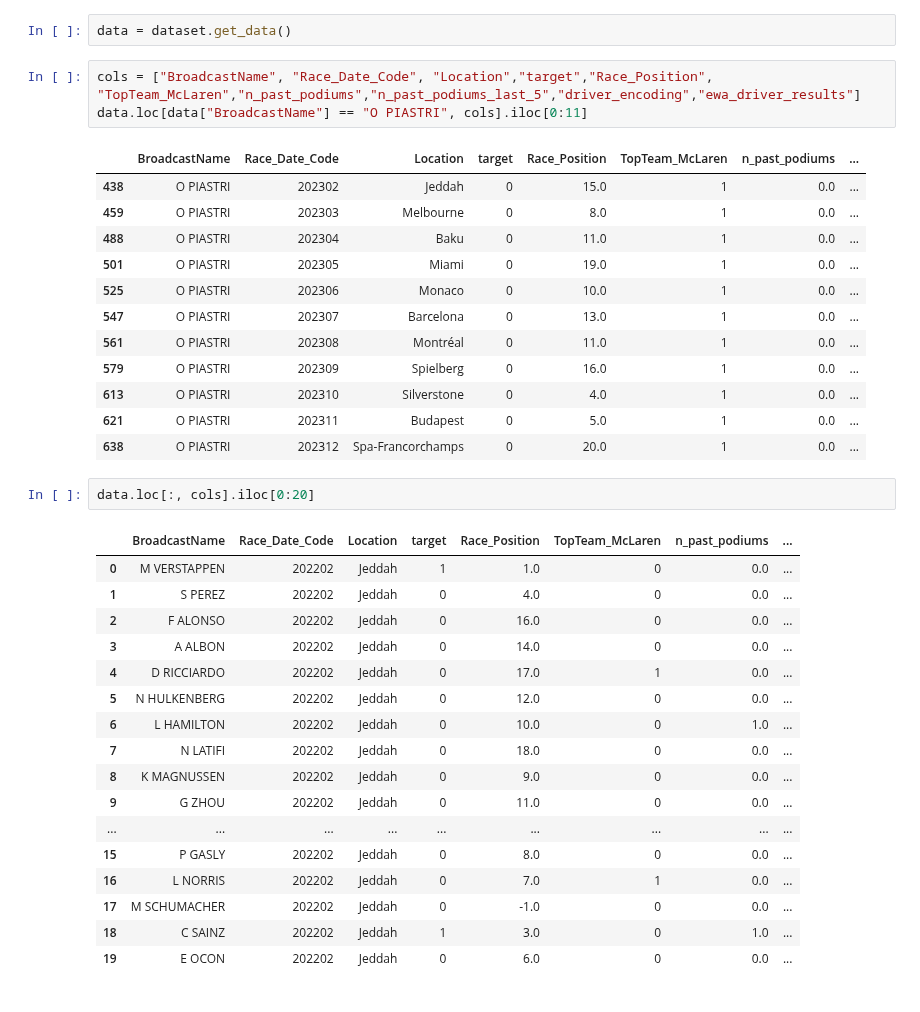
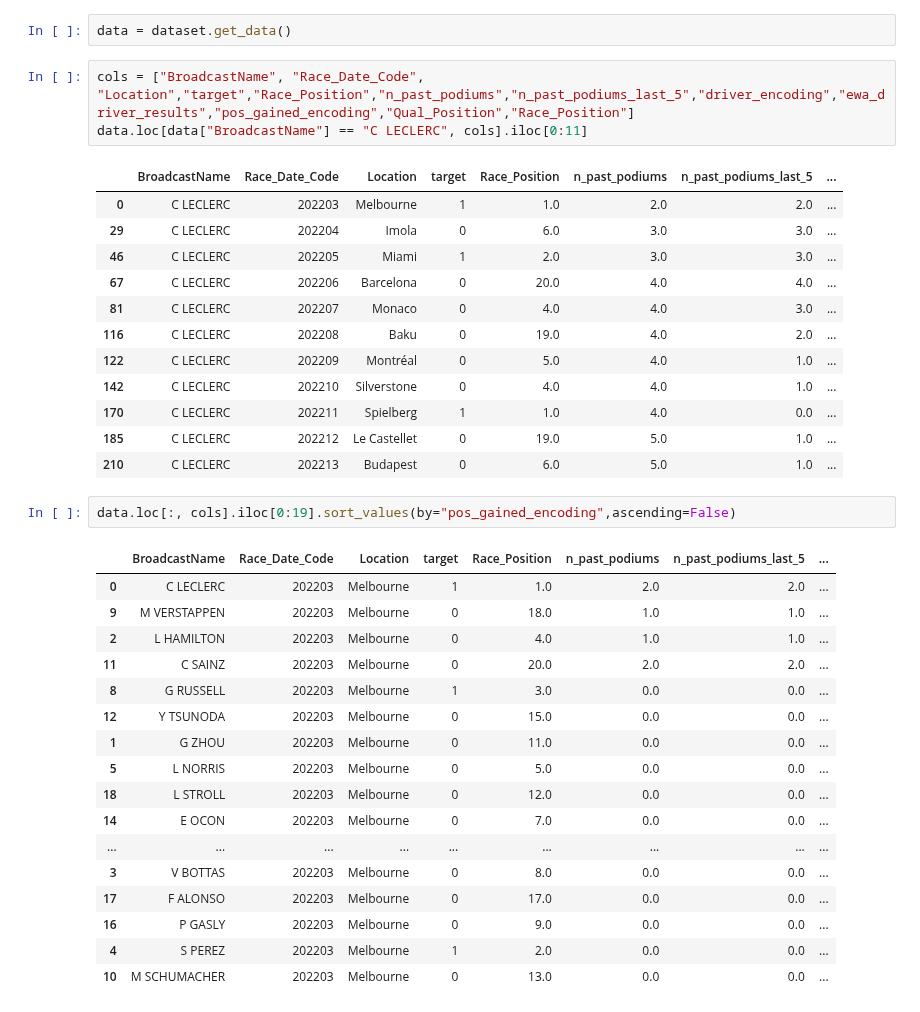
Before and after one commit to rohank36/f1, a Jupyter notebook: experiment.ipynb, the cells around one changed output. Cells and saved outputs as stored; diff of their text form.

```diff
--- a/experiment.ipynb
+++ b/experiment.ipynb
@@ -11,41 +13,41 @@ Non numeric features:
 # %%
 data = dataset.get_data()
 # %%
-cols = ["BroadcastName", "Race_Date_Code", "Location","target","Race_Position", "TopTeam_McLaren","n_past_podiums","n_past_podiums_last_5","driver_encoding","ewa_driver_results"]
-data.loc[data["BroadcastName"] == "O PIASTRI", cols].iloc[0:11]
+cols = ["BroadcastName", "Race_Date_Code", "Location","target","Race_Position","n_past_podiums","n_past_podiums_last_5","driver_encoding","ewa_driver_results","pos_gained_encoding","Qual_Position","Race_Position"]
+data.loc[data["BroadcastName"] == "C LECLERC", cols].iloc[0:11]
 # %% [output]
-|  | BroadcastName | Race_Date_Code | Location | target | Race_Position | TopTeam_McLaren | n_past_podiums | ... |
-| 438 | O PIASTRI | 202302 | Jeddah | 0 | 15.0 | 1 | 0.0 | ... |
-| 459 | O PIASTRI | 202303 | Melbourne | 0 | 8.0 | 1 | 0.0 | ... |
-| 488 | O PIASTRI | 202304 | Baku | 0 | 11.0 | 1 | 0.0 | ... |
-| 501 | O PIASTRI | 202305 | Miami | 0 | 19.0 | 1 | 0.0 | ... |
-| 525 | O PIASTRI | 202306 | Monaco | 0 | 10.0 | 1 | 0.0 | ... |
-| 547 | O PIASTRI | 202307 | Barcelona | 0 | 13.0 | 1 | 0.0 | ... |
-| 561 | O PIASTRI | 202308 | Montréal | 0 | 11.0 | 1 | 0.0 | ... |
-| 579 | O PIASTRI | 202309 | Spielberg | 0 | 16.0 | 1 | 0.0 | ... |
-| 613 | O PIASTRI | 202310 | Silverstone | 0 | 4.0 | 1 | 0.0 | ... |
-| 621 | O PIASTRI | 202311 | Budapest | 0 | 5.0 | 1 | 0.0 | ... |
-| 638 | O PIASTRI | 202312 | Spa-Francorchamps | 0 | 20.0 | 1 | 0.0 | ... |
+|  | BroadcastName | Race_Date_Code | Location | target | Race_Position | n_past_podiums | n_past_podiums_last_5 | ... |
+| 0 | C LECLERC | 202203 | Melbourne | 1 | 1.0 | 2.0 | 2.0 | ... |
+| 29 | C LECLERC | 202204 | Imola | 0 | 6.0 | 3.0 | 3.0 | ... |
+| 46 | C LECLERC | 202205 | Miami | 1 | 2.0 | 3.0 | 3.0 | ... |
+| 67 | C LECLERC | 202206 | Barcelona | 0 | 20.0 | 4.0 | 4.0 | ... |
+| 81 | C LECLERC | 202207 | Monaco | 0 | 4.0 | 4.0 | 3.0 | ... |
+| 116 | C LECLERC | 202208 | Baku | 0 | 19.0 | 4.0 | 2.0 | ... |
+| 122 | C LECLERC | 202209 | Montréal | 0 | 5.0 | 4.0 | 1.0 | ... |
+| 142 | C LECLERC | 202210 | Silverstone | 0 | 4.0 | 4.0 | 1.0 | ... |
+| 170 | C LECLERC | 202211 | Spielberg | 1 | 1.0 | 4.0 | 0.0 | ... |
+| 185 | C LECLERC | 202212 | Le Castellet | 0 | 19.0 | 5.0 | 1.0 | ... |
+| 210 | C LECLERC | 202213 | Budapest | 0 | 6.0 | 5.0 | 1.0 | ... |
 # %%
-data.loc[:, cols].iloc[0:20]
+data.loc[:, cols].iloc[0:19].sort_values(by="pos_gained_encoding",ascending=False)
 # %% [output]
-|  | BroadcastName | Race_Date_Code | Location | target | Race_Position | TopTeam_McLaren | n_past_podiums | ... |
-| 0 | M VERSTAPPEN | 202202 | Jeddah | 1 | 1.0 | 0 | 0.0 | ... |
-| 1 | S PEREZ | 202202 | Jeddah | 0 | 4.0 | 0 | 0.0 | ... |
-| 2 | F ALONSO | 202202 | Jeddah | 0 | 16.0 | 0 | 0.0 | ... |
-| 3 | A ALBON | 202202 | Jeddah | 0 | 14.0 | 0 | 0.0 | ... |
-| 4 | D RICCIARDO | 202202 | Jeddah | 0 | 17.0 | 1 | 0.0 | ... |
-| 5 | N HULKENBERG | 202202 | Jeddah | 0 | 12.0 | 0 | 0.0 | ... |
-| 6 | L HAMILTON | 202202 | Jeddah | 0 | 10.0 | 0 | 1.0 | ... |
-| 7 | N LATIFI | 202202 | Jeddah | 0 | 18.0 | 0 | 0.0 | ... |
-| 8 | K MAGNUSSEN | 202202 | Jeddah | 0 | 9.0 | 0 | 0.0 | ... |
-| 9 | G ZHOU | 202202 | Jeddah | 0 | 11.0 | 0 | 0.0 | ... |
+|  | BroadcastName | Race_Date_Code | Location | target | Race_Position | n_past_podiums | n_past_podiums_last_5 | ... |
+| 0 | C LECLERC | 202203 | Melbourne | 1 | 1.0 | 2.0 | 2.0 | ... |
+| 9 | M VERSTAPPEN | 202203 | Melbourne | 0 | 18.0 | 1.0 | 1.0 | ... |
+| 2 | L HAMILTON | 202203 | Melbourne | 0 | 4.0 | 1.0 | 1.0 | ... |
+| 11 | C SAINZ | 202203 | Melbourne | 0 | 20.0 | 2.0 | 2.0 | ... |
+| 8 | G RUSSELL | 202203 | Melbourne | 1 | 3.0 | 0.0 | 0.0 | ... |
+| 12 | Y TSUNODA | 202203 | Melbourne | 0 | 15.0 | 0.0 | 0.0 | ... |
+| 1 | G ZHOU | 202203 | Melbourne | 0 | 11.0 | 0.0 | 0.0 | ... |
+| 5 | L NORRIS | 202203 | Melbourne | 0 | 5.0 | 0.0 | 0.0 | ... |
+| 18 | L STROLL | 202203 | Melbourne | 0 | 12.0 | 0.0 | 0.0 | ... |
+| 14 | E OCON | 202203 | Melbourne | 0 | 7.0 | 0.0 | 0.0 | ... |
 | ... | ... | ... | ... | ... | ... | ... | ... | ... |
-| 15 | P GASLY | 202202 | Jeddah | 0 | 8.0 | 0 | 0.0 | ... |
-| 16 | L NORRIS | 202202 | Jeddah | 0 | 7.0 | 1 | 0.0 | ... |
-| 17 | M SCHUMACHER | 202202 | Jeddah | 0 | -1.0 | 0 | 0.0 | ... |
-| 18 | C SAINZ | 202202 | Jeddah | 1 | 3.0 | 0 | 1.0 | ... |
-| 19 | E OCON | 202202 | Jeddah | 0 | 6.0 | 0 | 0.0 | ... |
+| 3 | V BOTTAS | 202203 | Melbourne | 0 | 8.0 | 0.0 | 0.0 | ... |
+| 17 | F ALONSO | 202203 | Melbourne | 0 | 17.0 | 0.0 | 0.0 | ... |
+| 16 | P GASLY | 202203 | Melbourne | 0 | 9.0 | 0.0 | 0.0 | ... |
+| 4 | S PEREZ | 202203 | Melbourne | 1 | 2.0 | 0.0 | 0.0 | ... |
+| 10 | M SCHUMACHER | 202203 | Melbourne | 0 | 13.0 | 0.0 | 0.0 | ... |
 # %%
 analysis.select_features()
 # %% [output]
```
Also changed, not shown: parts of 10 cells of this notebook, 4 other files.
